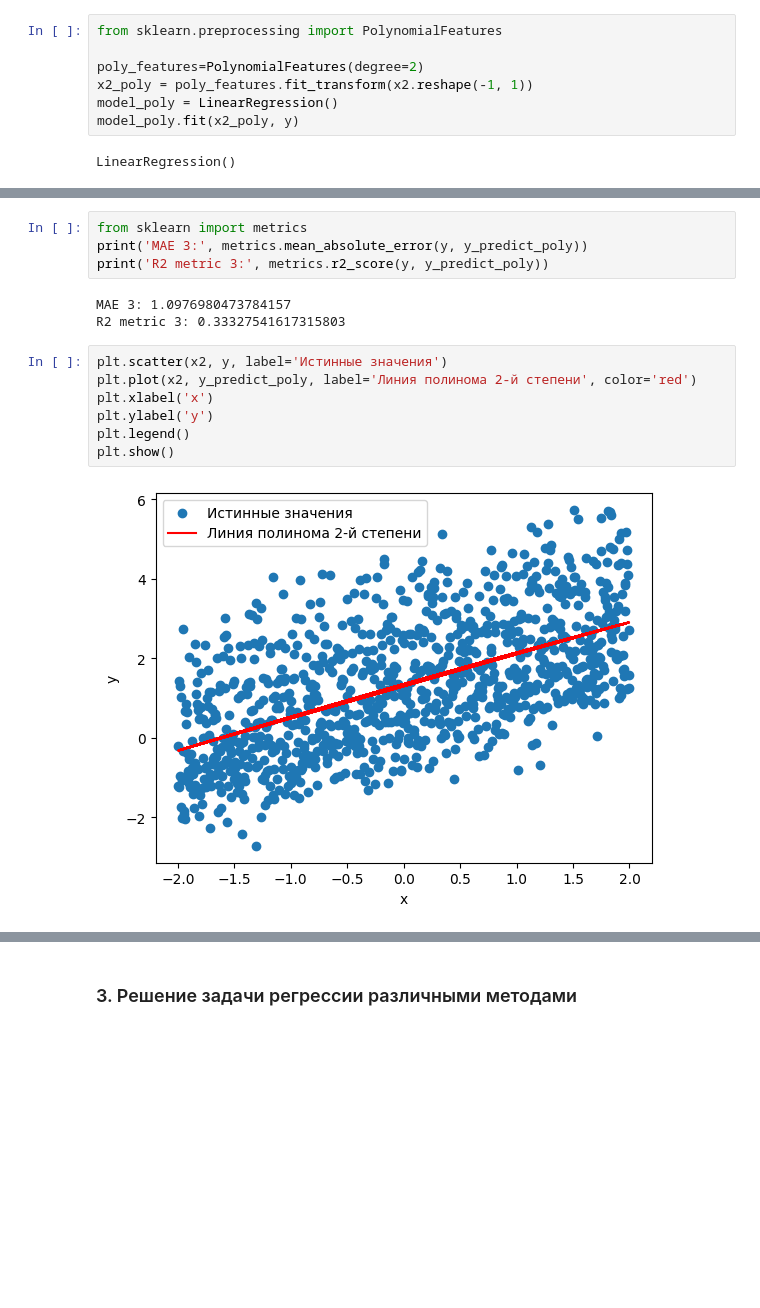
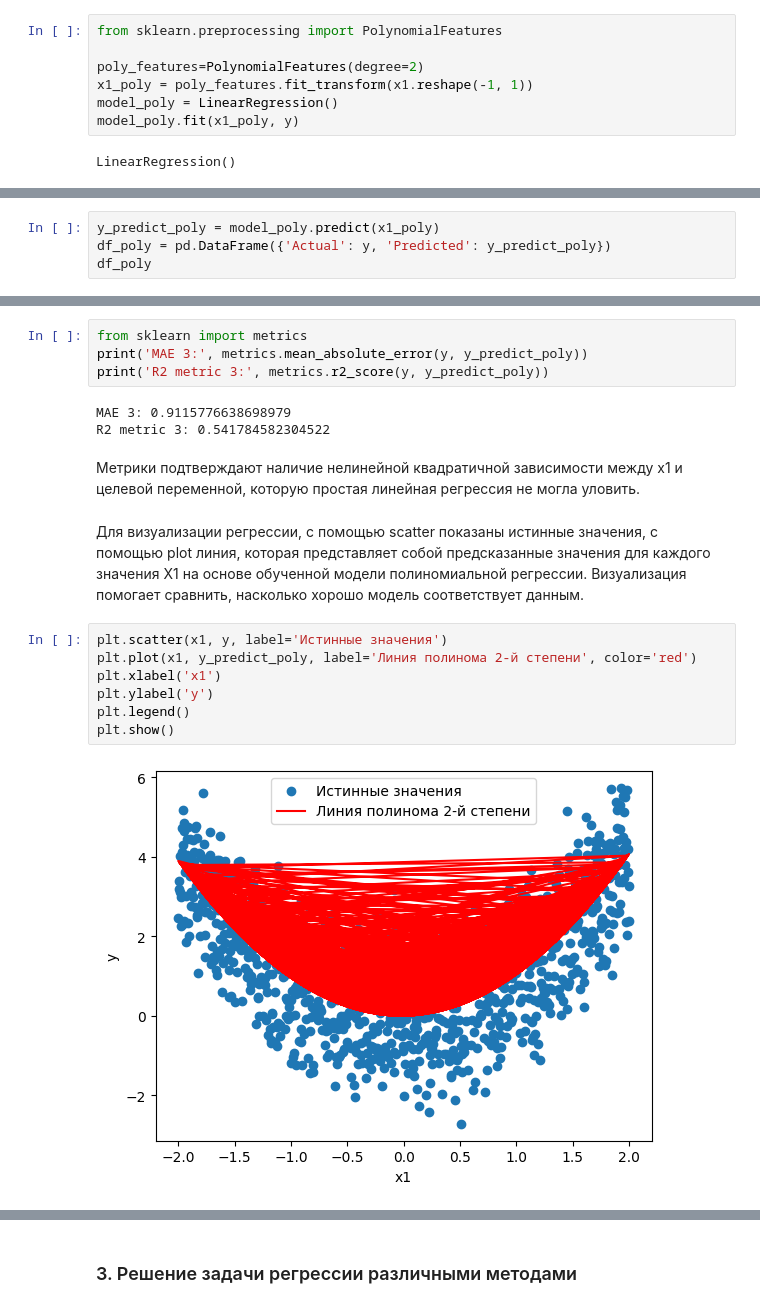
Before and after one commit to pol1np/Data_analysis, a Jupyter notebook: ЛР3_Проценко_1.ipynb, the cells around one changed output, grey strips where cells are left out. Saved outputs shown, nothing was run; the diff lists cells and outputs as text; blank space fills up the shorter version.

```diff
--- a/ЛР3_Проценко_1.ipynb
+++ b/ЛР3_Проценко_1.ipynb
@@ -197,8 +232,8 @@ plt.show()
 from sklearn.preprocessing import PolynomialFeatures
 
 poly_features=PolynomialFeatures(degree=2)
-x2_poly = poly_features.fit_transform(x2.reshape(-1, 1))
+x1_poly = poly_features.fit_transform(x1.reshape(-1, 1))
 model_poly = LinearRegression()
-model_poly.fit(x2_poly, y)
+model_poly.fit(x1_poly, y)
 # %% [output]
 LinearRegression()
@@ -227,0 +242,4 @@ for  y_poly in y_predict_poly:
+# %%
+y_predict_poly = model_poly.predict(x1_poly)
+df_poly = pd.DataFrame({'Actual': y, 'Predicted': y_predict_poly})
+df_poly
@@ -230,14 +266,18 @@ from sklearn import metrics
 print('MAE 3:', metrics.mean_absolute_error(y, y_predict_poly))
 print('R2 metric 3:', metrics.r2_score(y, y_predict_poly))
 # %% [output]
-MAE 3: 1.0976980473784157
-R2 metric 3: 0.33327541617315803
+MAE 3: 0.9115776638698979
+R2 metric 3: 0.541784582304522
+# %% [markdown]
+Метрики подтверждают наличие нелинейной квадратичной зависимости между x1 и целевой переменной, которую простая линейная регрессия не могла уловить.
+# %% [markdown]
+Для визуализации регрессии, с помощью scatter показаны истинные значения, с помощью plot линия, которая представляет собой предсказанные значения для каждого значения X1 на основе обученной модели полиномиальной регрессии. Визуализация помогает сравнить, насколько хорошо модель соответствует данным.
 # %%
-plt.scatter(x2, y, label='Истинные значения')
-plt.plot(x2, y_predict_poly, label='Линия полинома 2-й степени', color='red')
-plt.xlabel('x')
+plt.scatter(x1, y, label='Истинные значения')
+plt.plot(x1, y_predict_poly, label='Линия полинома 2-й степени', color='red')
+plt.xlabel('x1')
 plt.ylabel('y')
 plt.legend()
 plt.show()
 # %% [output]
-[figure, old version]
+[figure, new version]
```
Also changed, not shown: parts of 55 cells of this notebook.
